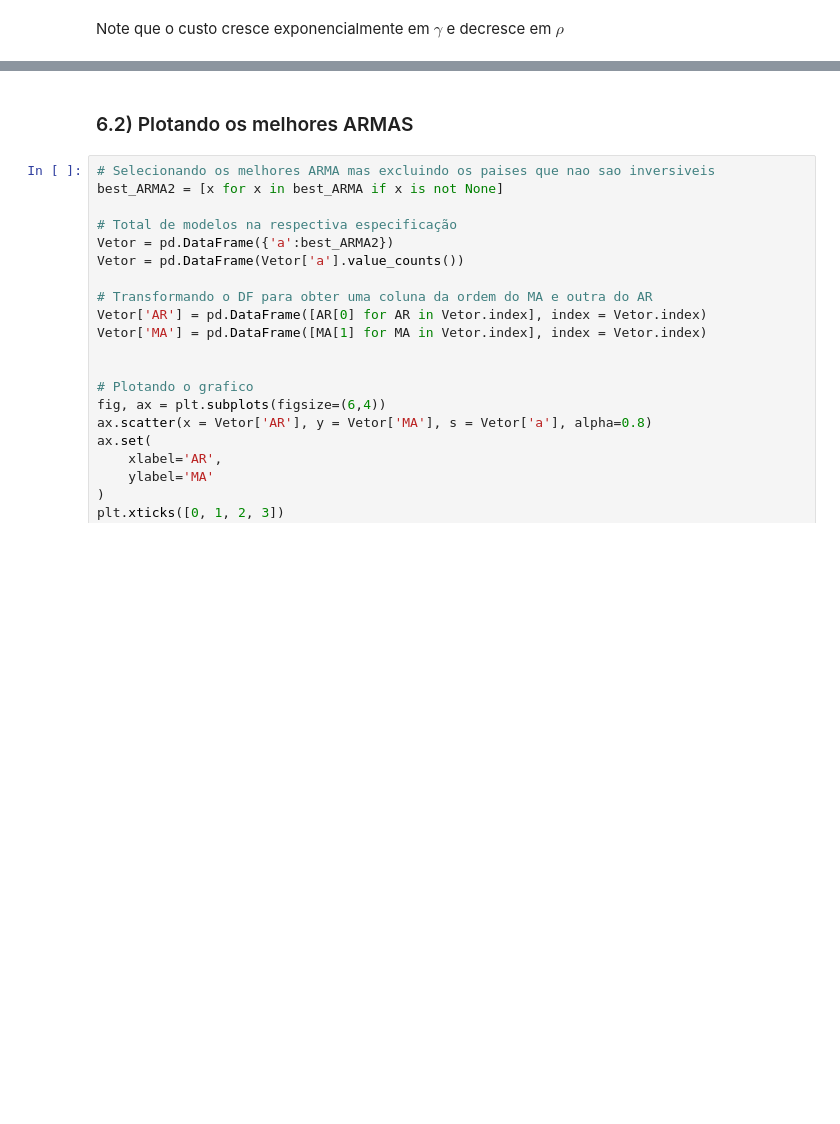
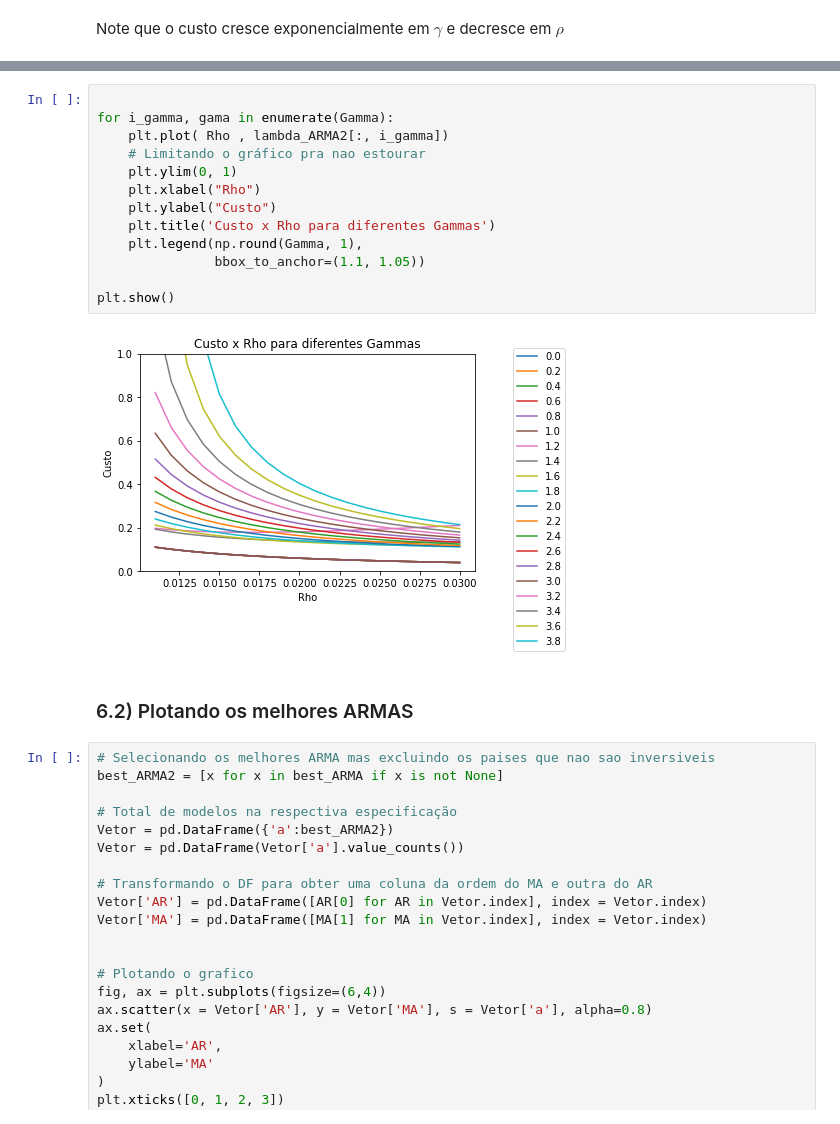
Before and after one commit to lucasestrela/Dissertacao, a Jupyter notebook: Calculando_Custo.ipynb, the cells around one changed output, grey strips where cells are left out. Saved outputs shown, nothing was run; the diff lists cells and outputs as text; blank space fills up the shorter version.

```diff
--- a/Calculando_Custo.ipynb
+++ b/Calculando_Custo.ipynb
@@ -307,3 +321,18 @@ plt.show()
+# %%
+
+for i_gamma, gama in enumerate(Gamma):
+    plt.plot( Rho , lambda_ARMA2[:, i_gamma])
+    # Limitando o gráfico pra nao estourar
+    plt.ylim(0, 1)
+    plt.xlabel("Rho")
+    plt.ylabel("Custo")
+    plt.title('Custo x Rho para diferentes Gammas')
+    plt.legend(np.round(Gamma, 1),
+               bbox_to_anchor=(1.1, 1.05))
+
+plt.show()
+# %% [output]
+[figure, added]
 # %% [markdown]
 ### 6.2) Plotando os melhores ARMAS
 # %%
```
Also changed, not shown: parts of 5 cells of this notebook.
